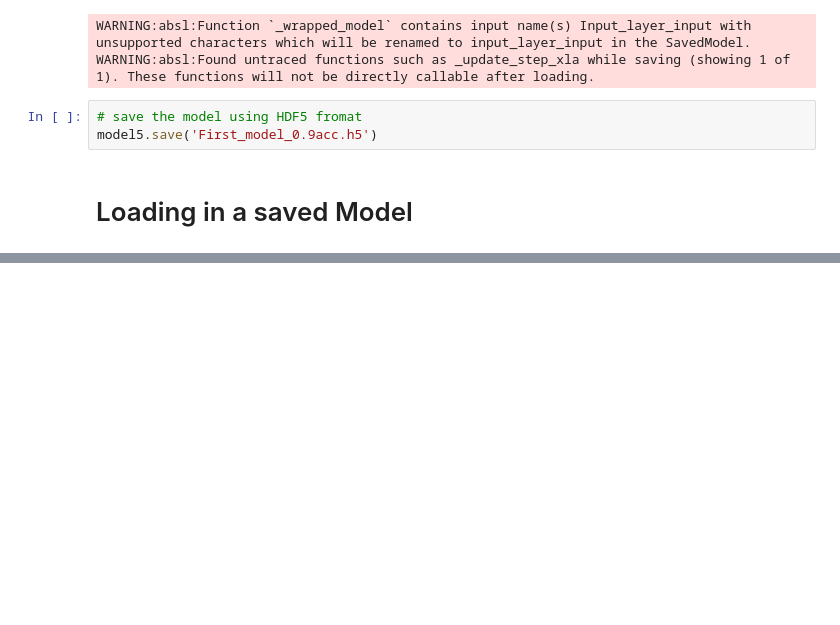
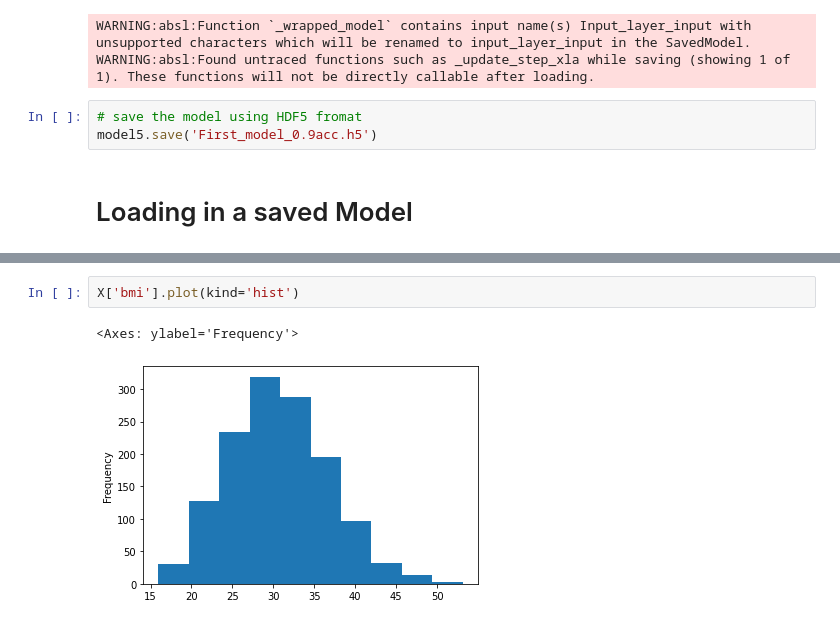
Before and after one commit to pravincoder/Fundamentals_tensorflow, a Jupyter notebook: Neural_Network_Regression.ipynb, the cells around one changed output, grey strips where cells are left out. Cells and saved outputs as stored; diff of their text form; blank space fills up the shorter version.

```diff
--- a/Neural_Network_Regression.ipynb
+++ b/Neural_Network_Regression.ipynb
@@ -557,0 +861,5 @@ array([[ True],
+# %%
+X['bmi'].plot(kind='hist')
+# %% [output]
+<Axes: ylabel='Frequency'>
+[figure, added]
```
Also changed, not shown: parts of 48 cells of this notebook.
